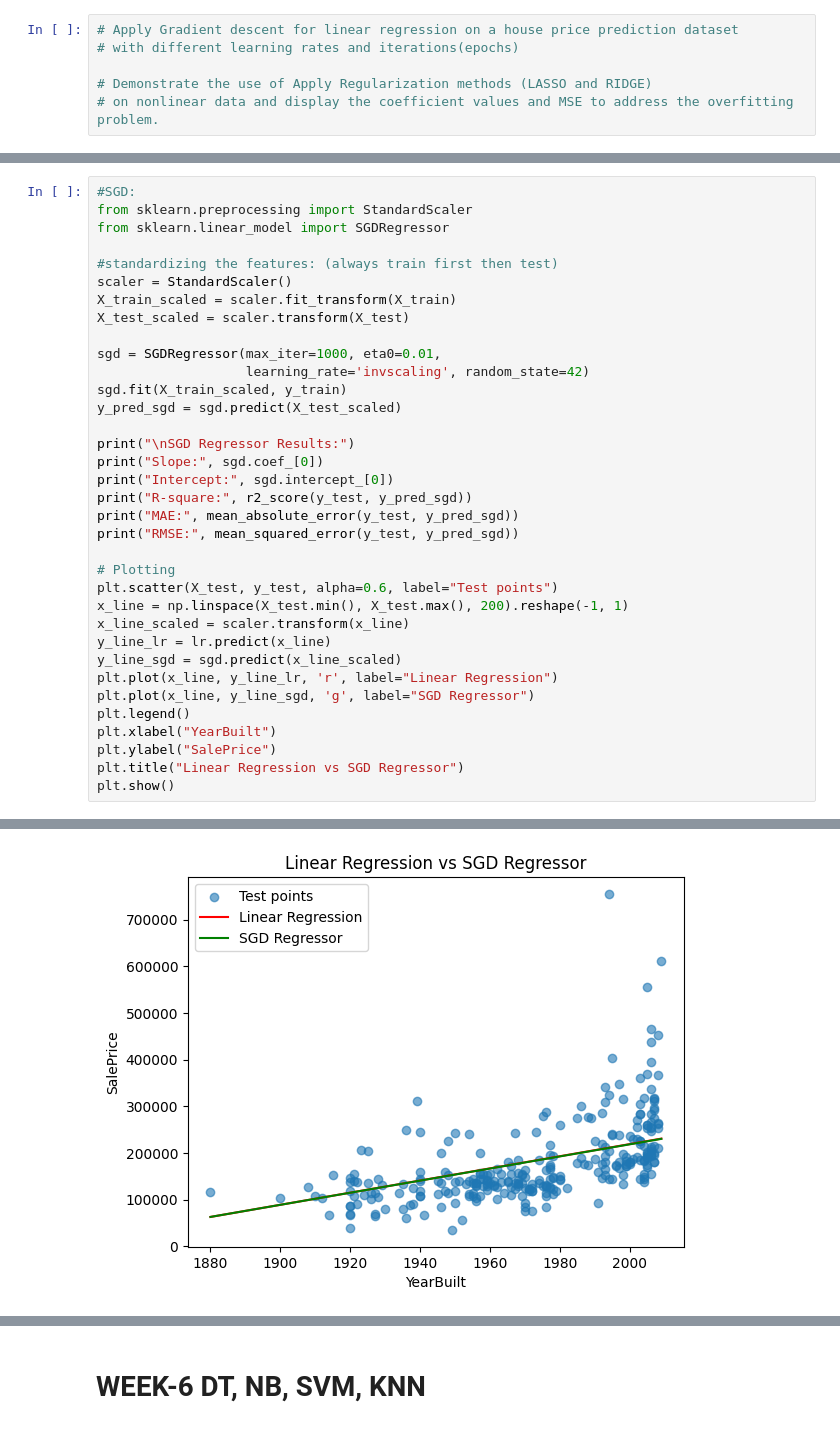
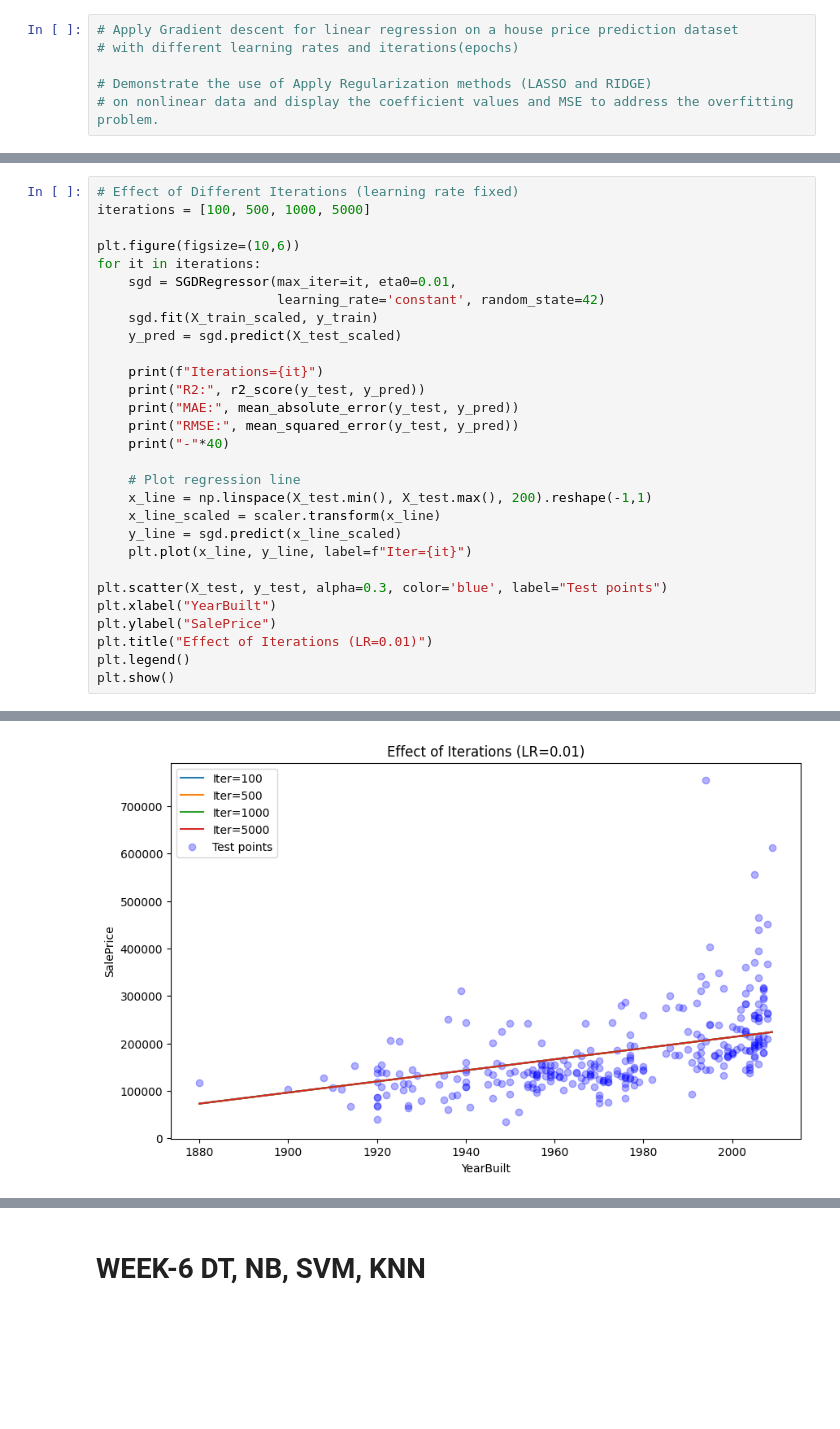
Before and after one commit to vedith12/ML-tasks, a Jupyter notebook: ML_basics.ipynb, the cells around one changed output, grey strips where cells are left out. Saved outputs shown, nothing was run; the diff lists cells and outputs as text; blank space fills up the shorter version.

```diff
--- a/ML_basics.ipynb
+++ b/ML_basics.ipynb
@@ -1901,36 +2100,30 @@ RMSE: 5447834477.467489
 # %%
-#SGD:
-from sklearn.preprocessing import StandardScaler
-from sklearn.linear_model import SGDRegressor
+# Effect of Different Iterations (learning rate fixed)
+iterations = [100, 500, 1000, 5000]
 
-#standardizing the features: (always train first then test)
-scaler = StandardScaler()
-X_train_scaled = scaler.fit_transform(X_train)
-X_test_scaled = scaler.transform(X_test)
+plt.figure(figsize=(10,6))
+for it in iterations:
+    sgd = SGDRegressor(max_iter=it, eta0=0.01,
+                       learning_rate='constant', random_state=42)
+    sgd.fit(X_train_scaled, y_train)
+    y_pred = sgd.predict(X_test_scaled)
 
-sgd = SGDRegressor(max_iter=1000, eta0=0.01,
-                   learning_rate='invscaling', random_state=42)
-sgd.fit(X_train_scaled, y_train)
-y_pred_sgd = sgd.predict(X_test_scaled)
+    print(f"Iterations={it}")
+    print("R2:", r2_score(y_test, y_pred))
+    print("MAE:", mean_absolute_error(y_test, y_pred))
+    print("RMSE:", mean_squared_error(y_test, y_pred))
+    print("-"*40)
 
-print("\nSGD Regressor Results:")
-print("Slope:", sgd.coef_[0])
-print("Intercept:", sgd.intercept_[0])
-print("R-square:", r2_score(y_test, y_pred_sgd))
-print("MAE:", mean_absolute_error(y_test, y_pred_sgd))
-print("RMSE:", mean_squared_error(y_test, y_pred_sgd))
+    # Plot regression line
+    x_line = np.linspace(X_test.min(), X_test.max(), 200).reshape(-1,1)
+    x_line_scaled = scaler.transform(x_line)
+    y_line = sgd.predict(x_line_scaled)
+    plt.plot(x_line, y_line, label=f"Iter={it}")
 
-# Plotting
-plt.scatter(X_test, y_test, alpha=0.6, label="Test points")
-x_line = np.linspace(X_test.min(), X_test.max(), 200).reshape(-1, 1)
-x_line_scaled = scaler.transform(x_line)
-y_line_lr = lr.predict(x_line)
-y_line_sgd = sgd.predict(x_line_scaled)
-plt.plot(x_line, y_line_lr, 'r', label="Linear Regression")
-plt.plot(x_line, y_line_sgd, 'g', label="SGD Regressor")
-plt.legend()
+plt.scatter(X_test, y_test, alpha=0.3, color='blue', label="Test points")
 plt.xlabel("YearBuilt")
 plt.ylabel("SalePrice")
-plt.title("Linear Regression vs SGD Regressor")
+plt.title("Effect of Iterations (LR=0.01)")
+plt.legend()
 plt.show()
 # %% [output]
@@ -1943 +2150 @@ RMSE: 5447639588.975932
-[figure, old version]
+[figure, new version]
```
Also changed, not shown: parts of 45 cells of this notebook.
